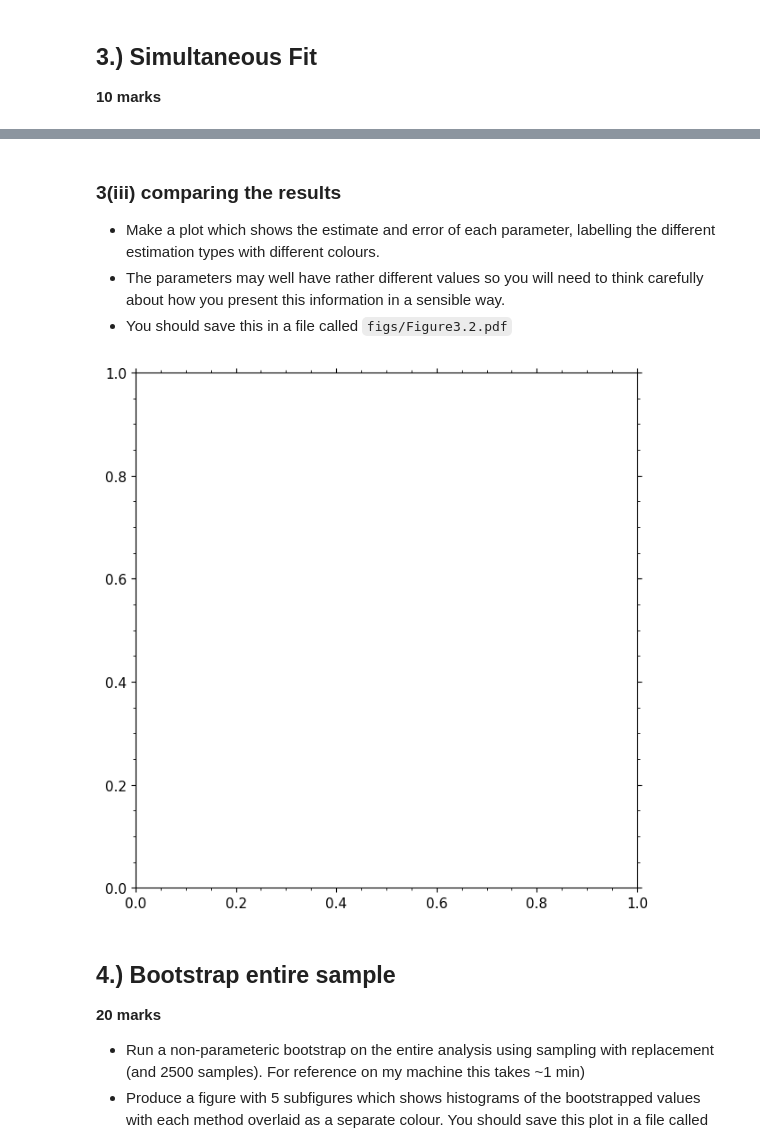
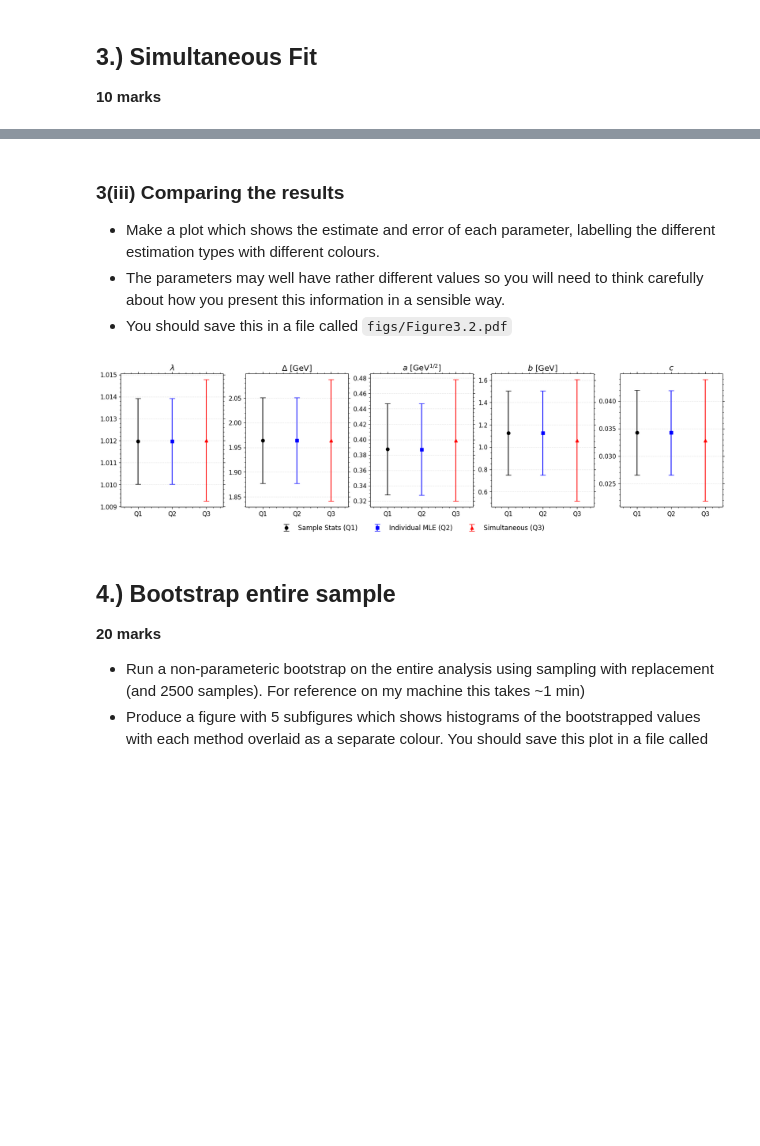
Before and after one commit to harveydgb/photon-detector-calibration, a Jupyter notebook: notebooks/solution.ipynb, the cells around one changed output, grey strips where cells are left out. Drawn from its saved outputs; the diff is of its cells as text; code cells hidden in the pictures; blank space fills up the shorter version.

```diff
--- a/notebooks/solution.ipynb
+++ b/notebooks/solution.ipynb
@@ -141,9 +136,11 @@ Saved to 'results.json'
 - Appropriately code this and perform an unbinned maximum likelihood fit to all $E_0$ bins simultaneously, to produce estimates (and estimates of the errors on those estimates) for the parameters $\lambda$, $\Delta$, $a$, $b$ and $c$. Be sure to save these determinations for later or write them directly to the `results.json` file.
 - Make two plots (sub-axes of the same figure) showing the fitted curves for $\mu_E$ and $\sigma_E$ as a function of $E_0$. You should add an error band ($\pm 1\sigma$) to the curves by bootstrapping. You should stick to the convention of plotting $\mu_E - E_0$ and $\sigma_E / E_0$ as a function of $E_0$. This figure should be saved to `figs/Figure3.1.pdf`
 # %%
-fig, ax = plt.subplots(1, 2, figsize=(12.8, 4.8))
+from s1_sol import q3
+from s1_sol.q1 import update_results_json
 
-# put your code here
+results, fig = q3.fit_and_plot_simultaneous(df)
+results = q1.update_results_json(results,"simultaneous_fit")
 
 fig.savefig("../figs/Figure3.1.pdf")
 # %% [output]
@@ -159,16 +162,14 @@ ImportError: cannot import name 'example' from 's1_sol' (/Users/harvey/Documents
 # %% [markdown]
-### 3(iii) comparing the results
+### 3(iii) Comparing the results
 - Make a plot which shows the estimate and error of each parameter, labelling the different estimation types with different colours.
 - The parameters may well have rather different values so you will need to think carefully about how you present this information in a sensible way.
 - You should save this in a file called `figs/Figure3.2.pdf`
 # %%
-fig, ax = plt.subplots(figsize=(6.4, 6.4))
-
-# put your code here
+fig = q3.plot_parameter_comparison()
 
 fig.savefig("../figs/Figure3.2.pdf")
 # %% [output]
-[figure, old version]
+[figure, new version]
 # %% [markdown]
 ## 4.) Bootstrap entire sample
 **20 marks**
```
Also changed, not shown: parts of 6 cells of this notebook, 15 other files.
